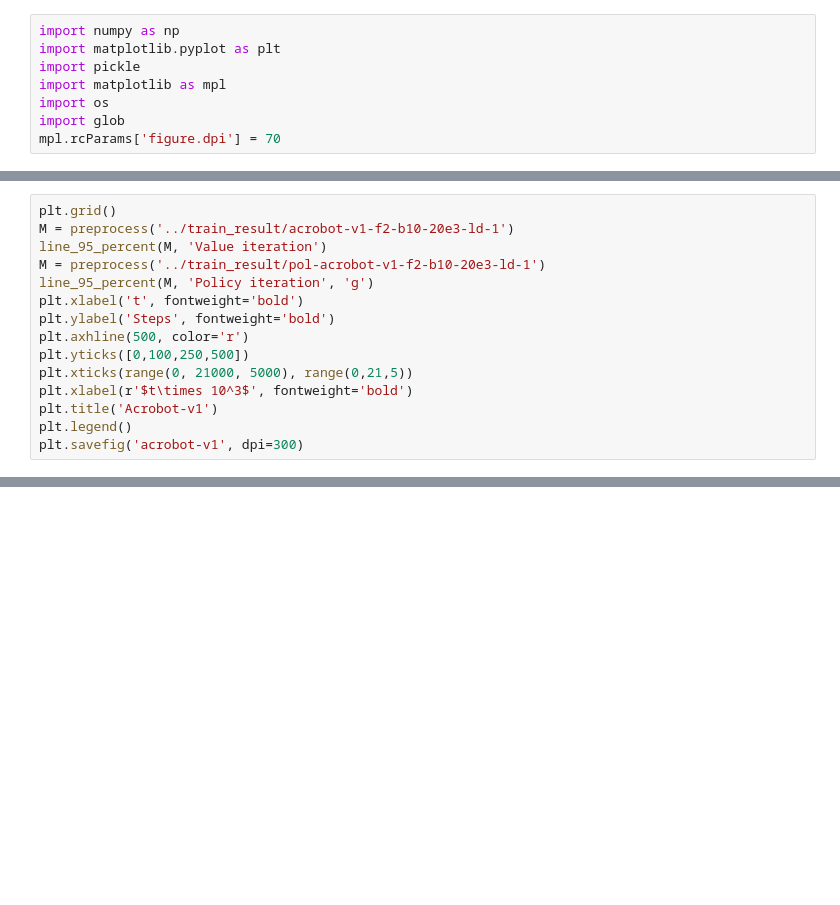
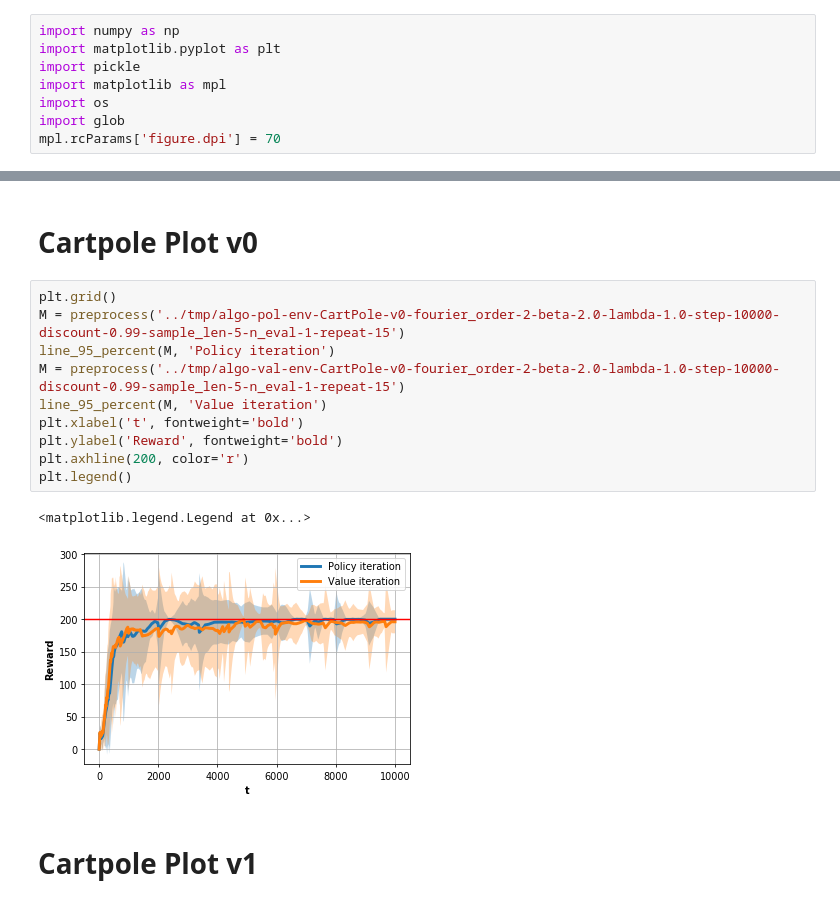
Before and after one commit to anhddo/oppoliter, a Jupyter notebook: notebook/ls-avg-reward.ipynb, the cells around one changed output, grey strips where cells are left out. Drawn from its saved outputs; the diff is of its cells as text; blank space fills up the shorter version.

```diff
--- a/notebook/ls-avg-reward.ipynb
+++ b/notebook/ls-avg-reward.ipynb
@@ -145,15 +8,0 @@ algo-val-env-CartPole-v1-fourier_order-2-beta-2.0-lambda-1.0-step-160000-discoun
-# %%
-plt.grid()
-M = preprocess('../train_result/acrobot-v1-f2-b10-20e3-ld-1')
-line_95_percent(M, 'Value iteration')
-M = preprocess('../train_result/pol-acrobot-v1-f2-b10-20e3-ld-1')
-line_95_percent(M, 'Policy iteration', 'g')
-plt.xlabel('t', fontweight='bold')
-plt.ylabel('Steps', fontweight='bold')
-plt.axhline(500, color='r')
-plt.yticks([0,100,250,500])
-plt.xticks(range(0, 21000, 5000), range(0,21,5))
-plt.xlabel(r'$t\times 10^3$', fontweight='bold')
-plt.title('Acrobot-v1')
-plt.legend()
-plt.savefig('acrobot-v1', dpi=300)
@@ -191,0 +164,17 @@ np.stack(c).shape
+# %% [markdown]
+# Cartpole Plot v0
+# %%
+plt.grid()
+M = preprocess('../tmp/algo-pol-env-CartPole-v0-fourier_order-2-beta-2.0-lambda-1.0-step-10000-discount-0.99-sample_len-5-n_eval-1-repeat-15')
+line_95_percent(M, 'Policy iteration')
+M = preprocess('../tmp/algo-val-env-CartPole-v0-fourier_order-2-beta-2.0-lambda-1.0-step-10000-discount-0.99-sample_len-5-n_eval-1-repeat-15')
+line_95_percent(M, 'Value iteration')
+plt.xlabel('t', fontweight='bold')
+plt.ylabel('Reward', fontweight='bold')
+plt.axhline(200, color='r')
+plt.legend()
+# %% [output]
+<matplotlib.legend.Legend at 0x...>
+[figure, added]
+# %% [markdown]
+# Cartpole Plot v1
```
Also changed, not shown: parts of 37 cells of this notebook, 4 other files.
